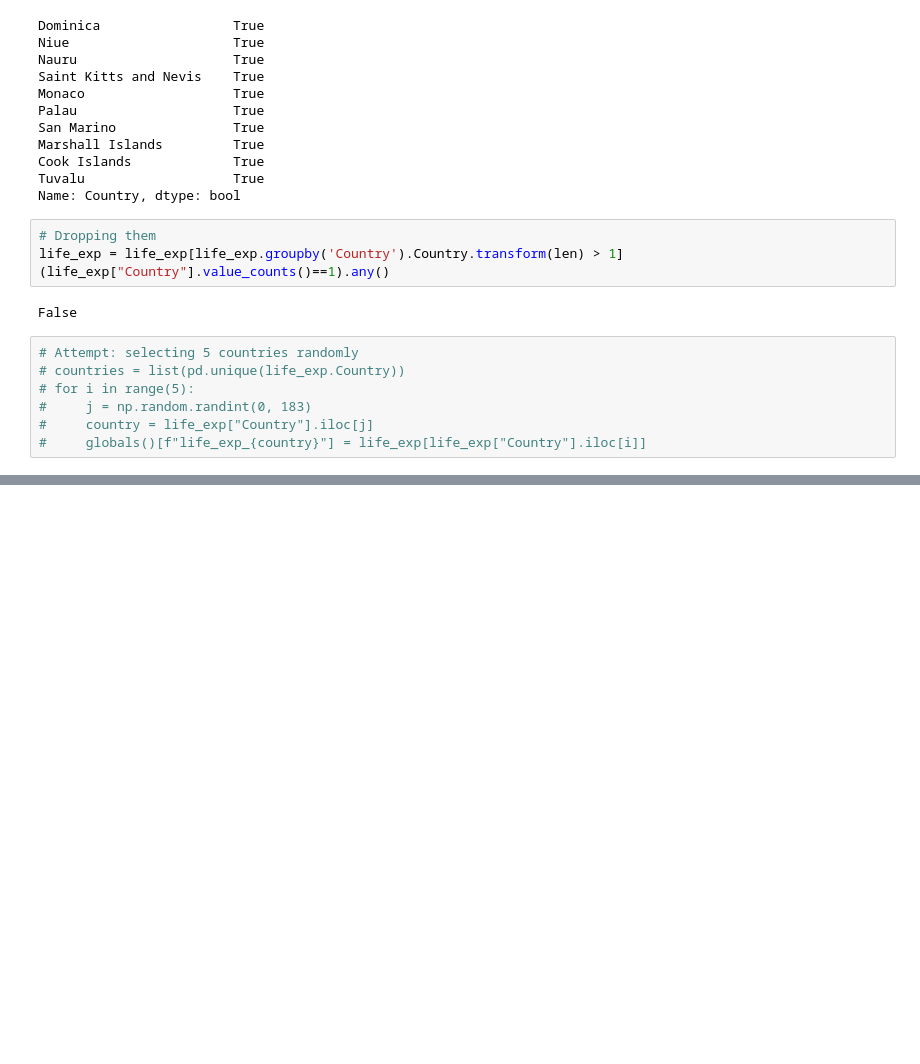
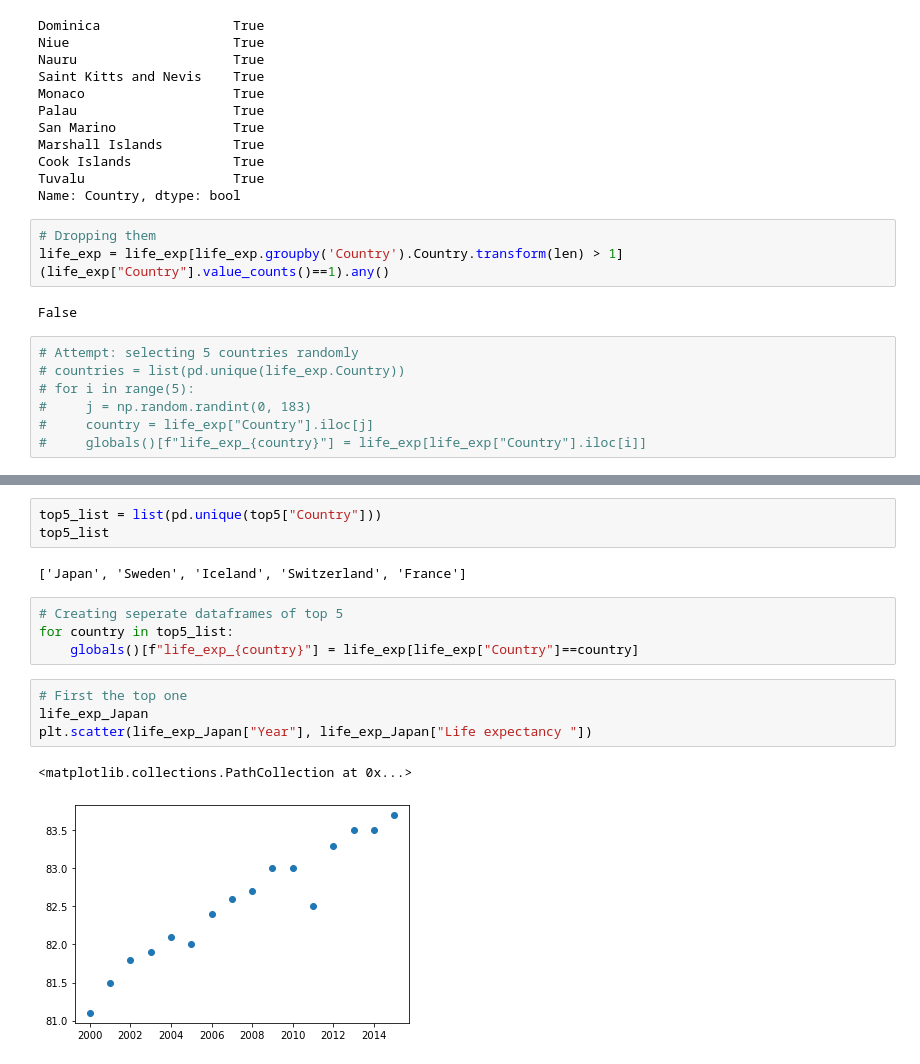
Before and after one commit to majaminnaert/TimeMachine2100, a Jupyter notebook: sketchbook.ipynb, the cells around one changed output, grey strips where cells are left out. Drawn from its saved outputs; the diff is of its cells as text; blank space fills up the shorter version.

Commit message:
add plot_polynomial.py, update sketchbook.ipynb

```diff
--- a/sketchbook.ipynb
+++ b/sketchbook.ipynb
@@ -89,0 +86,16 @@ life_exp.groupby(by="Country").mean()
+# %%
+top5_list = list(pd.unique(top5["Country"]))
+top5_list
+# %% [output]
+['Japan', 'Sweden', 'Iceland', 'Switzerland', 'France']
+# %%
+# Creating seperate dataframes of top 5
+for country in top5_list:
+    globals()[f"life_exp_{country}"] = life_exp[life_exp["Country"]==country]
+# %%
+# First the top one
+life_exp_Japan
+plt.scatter(life_exp_Japan["Year"], life_exp_Japan["Life expectancy "])
+# %% [output]
+<matplotlib.collections.PathCollection at 0x...>
+[figure, added]
```
Also changed, not shown: parts of 3 cells of this notebook, 1 other file.
